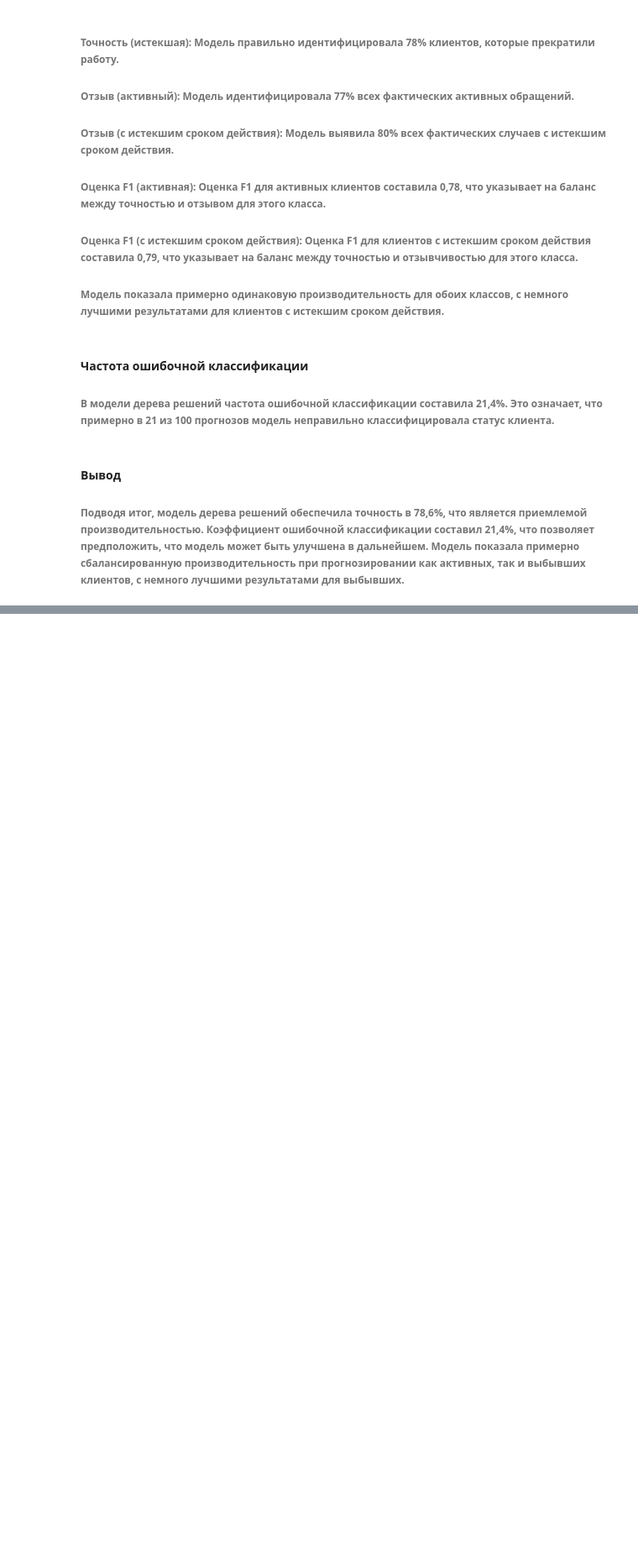
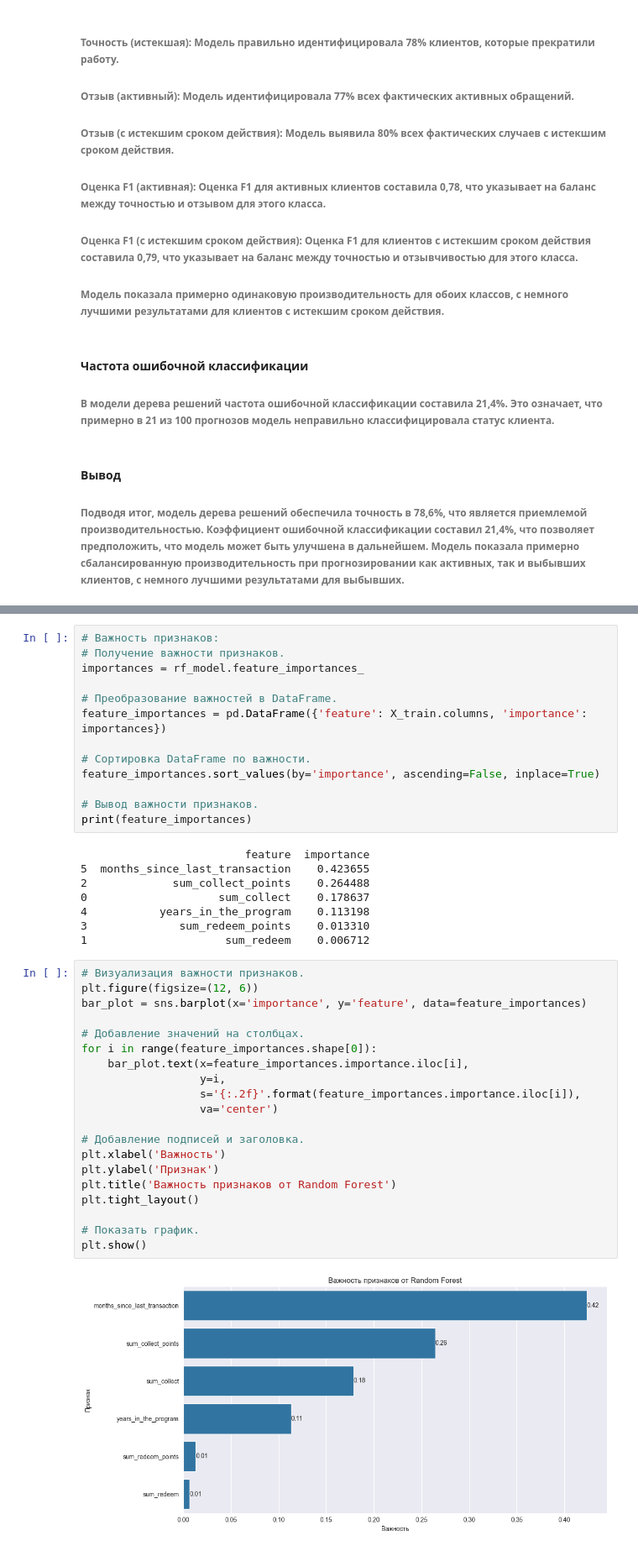
Before and after one commit to kelsinbek/CustomerChurn, a Jupyter notebook: churn.ipynb, the cells around one changed output, grey strips where cells are left out. Shown: that part at 84% size. Cells and saved outputs as stored; diff of their text form; blank space fills up the shorter version.

Commit message:
last update

```diff
--- a/churn.ipynb
+++ b/churn.ipynb
@@ -386,0 +388,43 @@ weighted avg       0.79      0.79      0.79      1000
+# %%
+# Важность признаков:
+# Получение важности признаков.
+importances = rf_model.feature_importances_
+
+# Преобразование важностей в DataFrame.
+feature_importances = pd.DataFrame({'feature': X_train.columns, 'importance': importances})
+
+# Сортировка DataFrame по важности.
+feature_importances.sort_values(by='importance', ascending=False, inplace=True)
+
+# Вывод важности признаков.
+print(feature_importances)
+# %% [output]
+                         feature  importance
+5  months_since_last_transaction    0.423655
+2             sum_collect_points    0.264488
+0                    sum_collect    0.178637
+4           years_in_the_program    0.113198
+3              sum_redeem_points    0.013310
+1                     sum_redeem    0.006712
+# %%
+# Визуализация важности признаков.
+plt.figure(figsize=(12, 6))
+bar_plot = sns.barplot(x='importance', y='feature', data=feature_importances)
+
+# Добавление значений на столбцах.
+for i in range(feature_importances.shape[0]):
+    bar_plot.text(x=feature_importances.importance.iloc[i],
+                  y=i,
+                  s='{:.2f}'.format(feature_importances.importance.iloc[i]),
+                  va='center')
+
+# Добавление подписей и заголовка.
+plt.xlabel('Важность')
+plt.ylabel('Признак')
+plt.title('Важность признаков от Random Forest')
+plt.tight_layout()
+
+# Показать график.
+plt.show()
+# %% [output]
+[figure, added]
```
Also changed, not shown: parts of 13 cells of this notebook.
